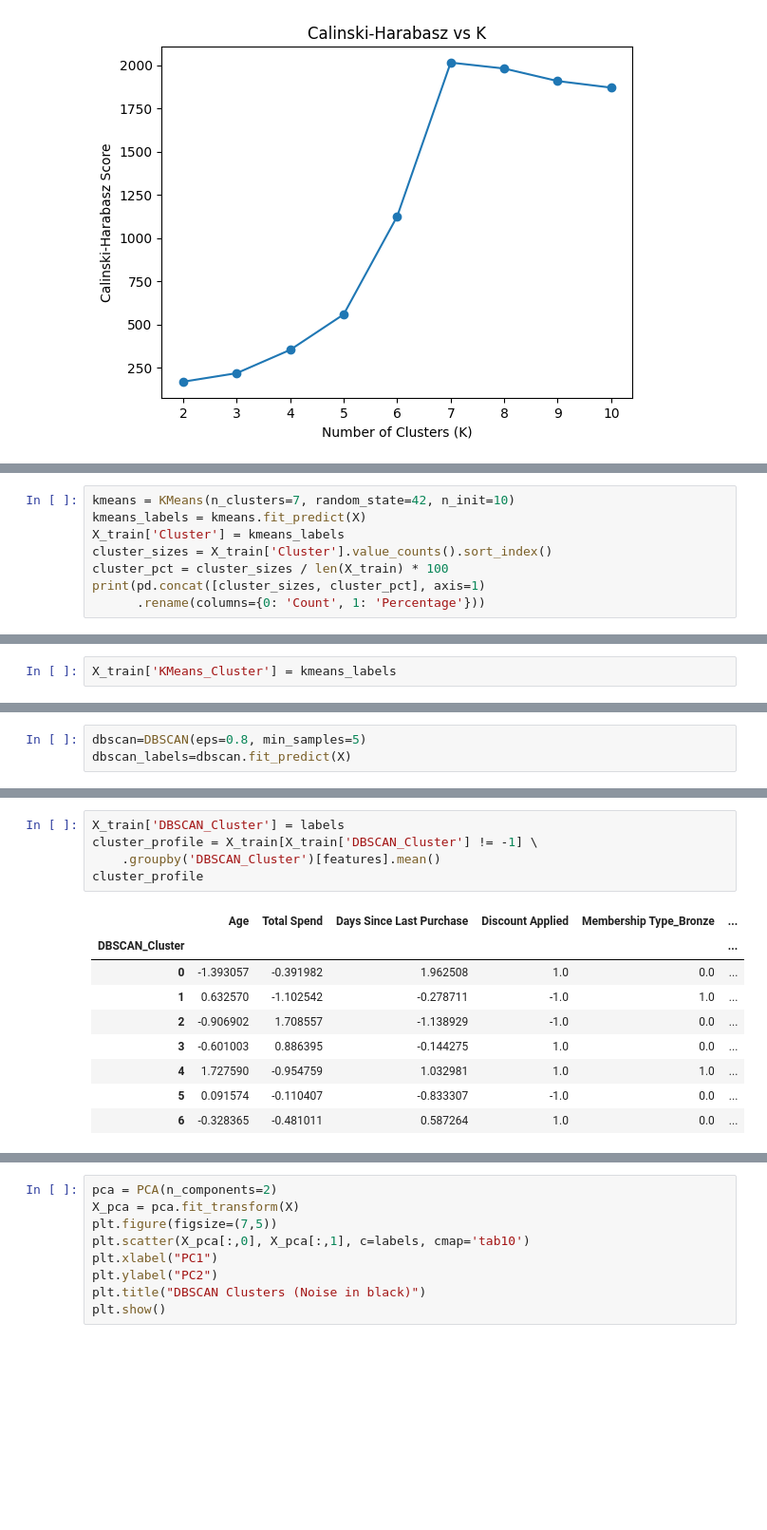
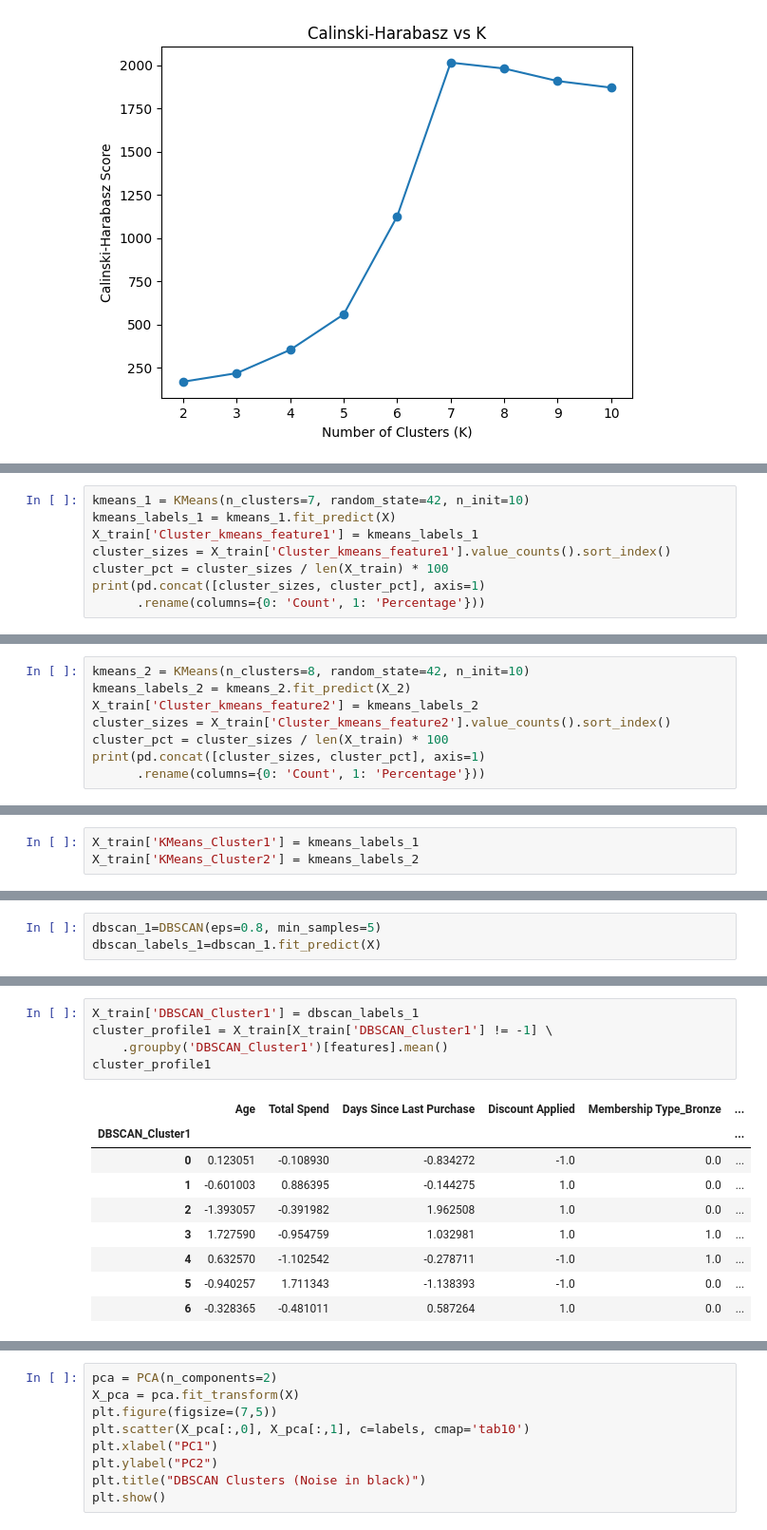
Before and after one commit to Aryan06406/E-Commerce-Customer-Segmentation, a Jupyter notebook: notebooks/3. training.ipynb, the cells around one changed output, grey strips where cells are left out. Shown at 95% size. Saved outputs shown, nothing was run; the diff lists cells and outputs as text; blank space fills up the shorter version.

```diff
--- a/notebooks/3. training.ipynb
+++ b/notebooks/3. training.ipynb
@@ -174,8 +197,8 @@ plt.show()
 # %%
-kmeans = KMeans(n_clusters=7, random_state=42, n_init=10)
-kmeans_labels = kmeans.fit_predict(X)
-X_train['Cluster'] = kmeans_labels
-cluster_sizes = X_train['Cluster'].value_counts().sort_index()
+kmeans_1 = KMeans(n_clusters=7, random_state=42, n_init=10)
+kmeans_labels_1 = kmeans_1.fit_predict(X)
+X_train['Cluster_kmeans_feature1'] = kmeans_labels_1
+cluster_sizes = X_train['Cluster_kmeans_feature1'].value_counts().sort_index()
 cluster_pct = cluster_sizes / len(X_train) * 100
 print(pd.concat([cluster_sizes, cluster_pct], axis=1)
       .rename(columns={0: 'Count', 1: 'Percentage'}))
@@ -191,0 +215,8 @@ Cluster
+# %%
+kmeans_2 = KMeans(n_clusters=8, random_state=42, n_init=10)
+kmeans_labels_2 = kmeans_2.fit_predict(X_2)
+X_train['Cluster_kmeans_feature2'] = kmeans_labels_2
+cluster_sizes = X_train['Cluster_kmeans_feature2'].value_counts().sort_index()
+cluster_pct = cluster_sizes / len(X_train) * 100
+print(pd.concat([cluster_sizes, cluster_pct], axis=1)
+      .rename(columns={0: 'Count', 1: 'Percentage'}))
@@ -203,3 +256,4 @@ Davies-Bouldin Score for Test Data: 0.2547059673000182
 # %%
-X_train['KMeans_Cluster'] = kmeans_labels
+X_train['KMeans_Cluster1'] = kmeans_labels_1
+X_train['KMeans_Cluster2'] = kmeans_labels_2
 # %%
@@ -236,4 +339,4 @@ plt.show()
 # %%
-dbscan=DBSCAN(eps=0.8, min_samples=5)
-dbscan_labels=dbscan.fit_predict(X)
+dbscan_1=DBSCAN(eps=0.8, min_samples=5)
+dbscan_labels_1=dbscan_1.fit_predict(X)
 # %%
@@ -257,15 +382,15 @@ Davies-Bouldin Score for Training Data: 0.8733116775065193
 # %%
-X_train['DBSCAN_Cluster'] = labels
-cluster_profile = X_train[X_train['DBSCAN_Cluster'] != -1] \
-    .groupby('DBSCAN_Cluster')[features].mean()
-cluster_profile
+X_train['DBSCAN_Cluster1'] = dbscan_labels_1
+cluster_profile1 = X_train[X_train['DBSCAN_Cluster1'] != -1] \
+    .groupby('DBSCAN_Cluster1')[features].mean()
+cluster_profile1
 # %% [output]
 |  | Age | Total Spend | Days Since Last Purchase | Discount Applied | Membership Type_Bronze | ... |
-| DBSCAN_Cluster |  |  |  |  |  | ... |
-| 0 | -1.393057 | -0.391982 | 1.962508 | 1.0 | 0.0 | ... |
-| 1 | 0.632570 | -1.102542 | -0.278711 | -1.0 | 1.0 | ... |
-| 2 | -0.906902 | 1.708557 | -1.138929 | -1.0 | 0.0 | ... |
-| 3 | -0.601003 | 0.886395 | -0.144275 | 1.0 | 0.0 | ... |
-| 4 | 1.727590 | -0.954759 | 1.032981 | 1.0 | 1.0 | ... |
-| 5 | 0.091574 | -0.110407 | -0.833307 | -1.0 | 0.0 | ... |
+| DBSCAN_Cluster1 |  |  |  |  |  | ... |
+| 0 | 0.123051 | -0.108930 | -0.834272 | -1.0 | 0.0 | ... |
+| 1 | -0.601003 | 0.886395 | -0.144275 | 1.0 | 0.0 | ... |
+| 2 | -1.393057 | -0.391982 | 1.962508 | 1.0 | 0.0 | ... |
+| 3 | 1.727590 | -0.954759 | 1.032981 | 1.0 | 1.0 | ... |
+| 4 | 0.632570 | -1.102542 | -0.278711 | -1.0 | 1.0 | ... |
+| 5 | -0.940257 | 1.711343 | -1.138393 | -1.0 | 0.0 | ... |
 | 6 | -0.328365 | -0.481011 | 0.587264 | 1.0 | 0.0 | ... |
```
Also changed, not shown: parts of 39 cells of this notebook, 8 other files.
